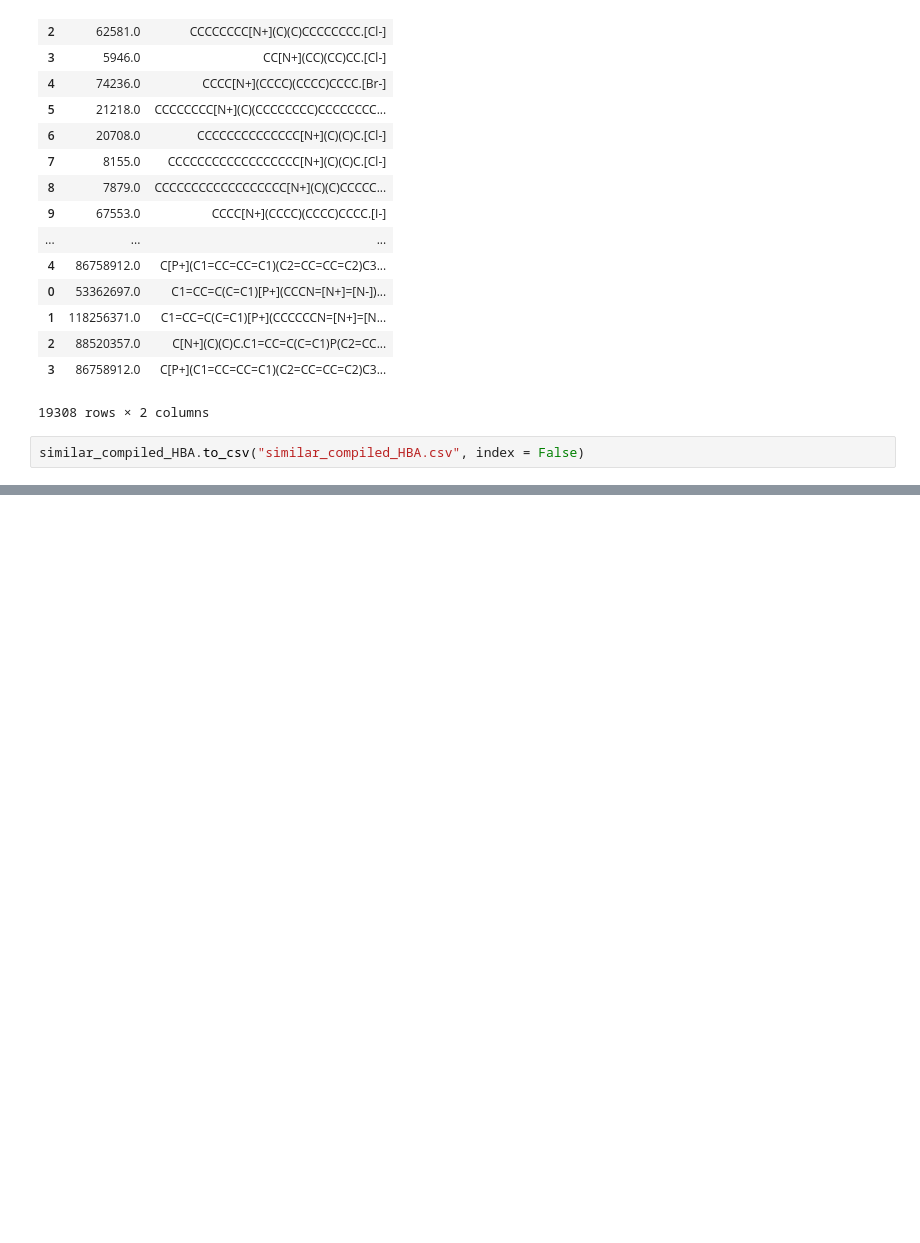
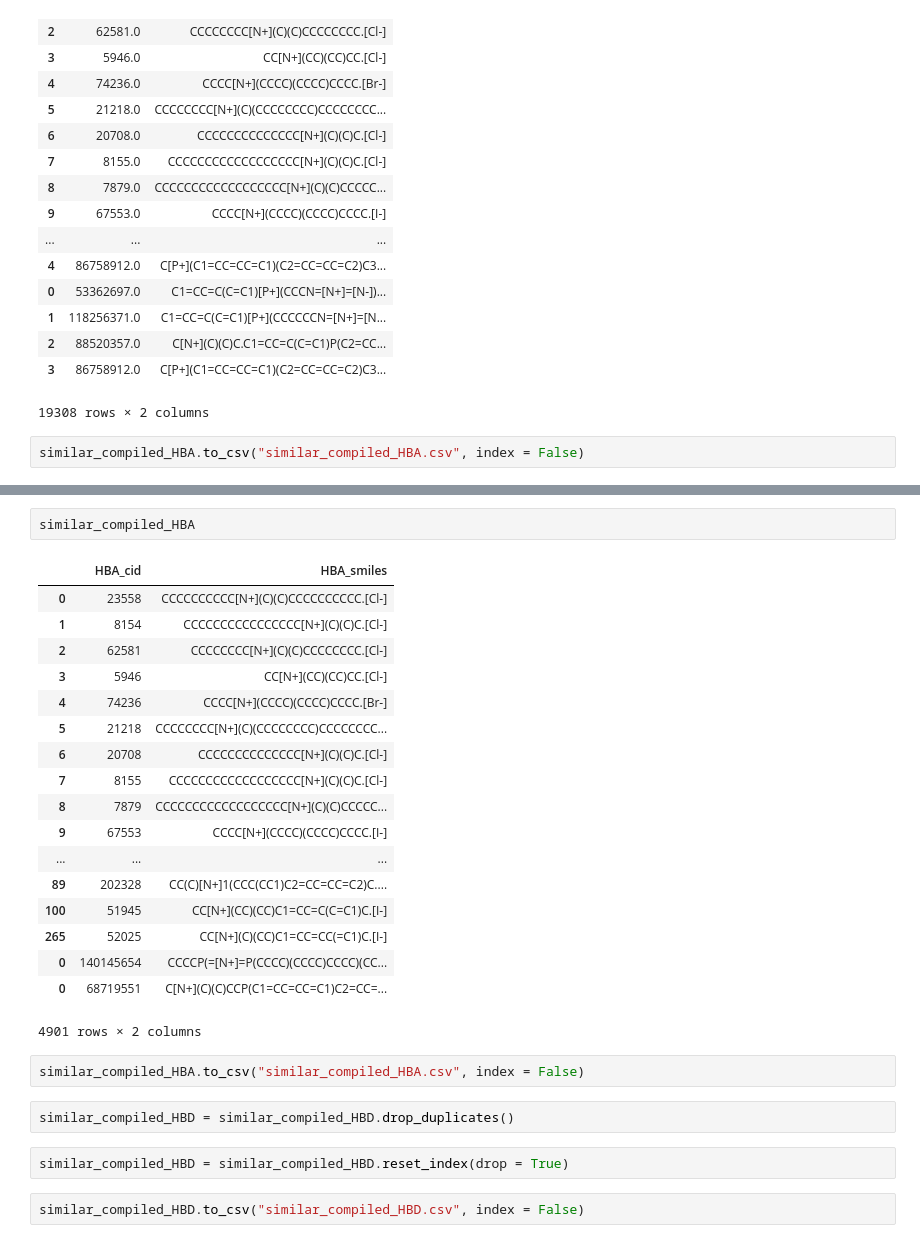
Before and after one commit to jrodguez/des-basis-set, a Jupyter notebook: scripts/pubchem/Compiling_similar_chemicals.ipynb, the cells around one changed output, grey strips where cells are left out. Drawn from its saved outputs; the diff is of its cells as text; blank space fills up the shorter version.

```diff
--- a/scripts/pubchem/Compiling_similar_chemicals.ipynb
+++ b/scripts/pubchem/Compiling_similar_chemicals.ipynb
@@ -239,0 +267,29 @@ similar_compiled_HBA.to_csv("similar_compiled_HBA.csv", index = False)
+# %%
+similar_compiled_HBA
+# %% [output]
+|  | HBA_cid | HBA_smiles |
+| 0 | 23558 | CCCCCCCCCC[N+](C)(C)CCCCCCCCCC.[Cl-] |
+| 1 | 8154 | CCCCCCCCCCCCCCCC[N+](C)(C)C.[Cl-] |
+| 2 | 62581 | CCCCCCCC[N+](C)(C)CCCCCCCC.[Cl-] |
+| 3 | 5946 | CC[N+](CC)(CC)CC.[Cl-] |
+| 4 | 74236 | CCCC[N+](CCCC)(CCCC)CCCC.[Br-] |
+| 5 | 21218 | CCCCCCCC[N+](C)(CCCCCCCC)CCCCCCCC... |
+| 6 | 20708 | CCCCCCCCCCCCCC[N+](C)(C)C.[Cl-] |
+| 7 | 8155 | CCCCCCCCCCCCCCCCCC[N+](C)(C)C.[Cl-] |
+| 8 | 7879 | CCCCCCCCCCCCCCCCCC[N+](C)(C)CCCCC... |
+| 9 | 67553 | CCCC[N+](CCCC)(CCCC)CCCC.[I-] |
+| ... | ... | ... |
+| 89 | 202328 | CC(C)[N+]1(CCC(CC1)C2=CC=CC=C2)C.... |
+| 100 | 51945 | CC[N+](CC)(CC)C1=CC=C(C=C1)C.[I-] |
+| 265 | 52025 | CC[N+](C)(CC)C1=CC=CC(=C1)C.[I-] |
+| 0 | 140145654 | CCCCP(=[N+]=P(CCCC)(CCCC)CCCC)(CC... |
+| 0 | 68719551 | C[N+](C)(C)CCP(C1=CC=CC=C1)C2=CC=... |
+4901 rows × 2 columns
+# %%
+similar_compiled_HBA.to_csv("similar_compiled_HBA.csv", index = False)
+# %%
+similar_compiled_HBD = similar_compiled_HBD.drop_duplicates()
+# %%
+similar_compiled_HBD = similar_compiled_HBD.reset_index(drop = True)
+# %%
+similar_compiled_HBD.to_csv("similar_compiled_HBD.csv", index = False)
```
Also changed, not shown: parts of 4 cells of this notebook, 2 other files.
